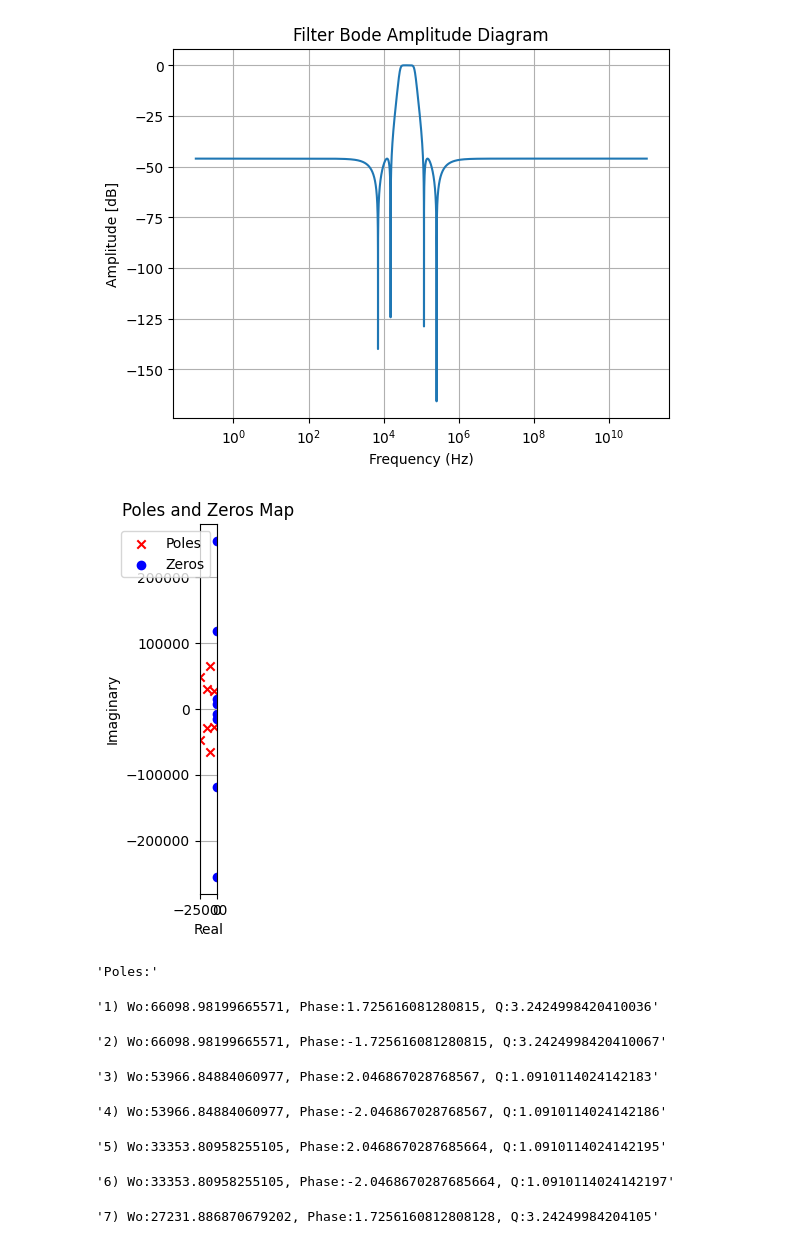
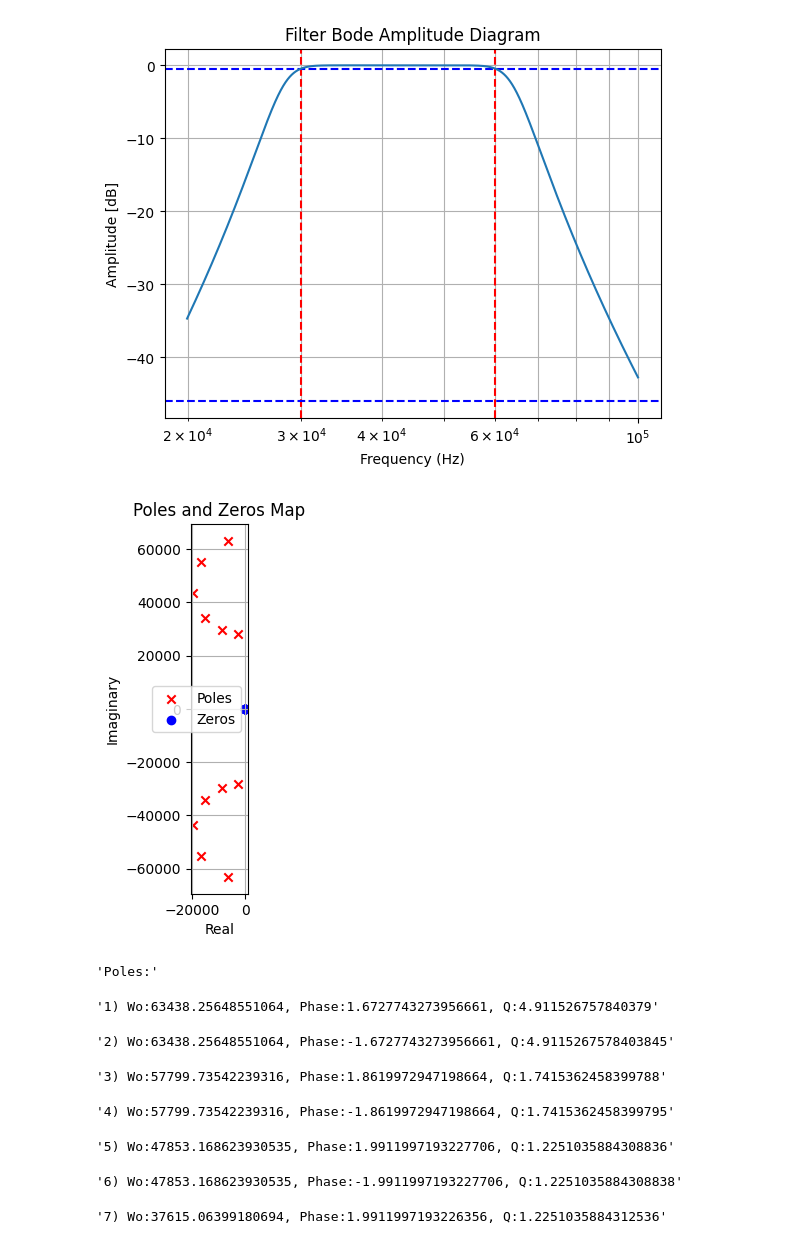
Before and after one commit to Torino1564/Filter-Wizard, a Jupyter notebook: BandPass.ipynb, the cells around one changed output. Cells and saved outputs as stored; diff of their text form; code cells hidden in the pictures.

```diff
--- a/BandPass.ipynb
+++ b/BandPass.ipynb
@@ -1,28 +1,29 @@
 # %%
 import utils as utl
 import bp_template as bp
-
+import matplotlib.pyplot as plt
+import numpy as np
 
 Gp = 0.95
 Ga = 0.005
 wp1 = 30000
 wp2 = 60000
 wa1 = 5000
 wa2 = 100000
 
 hp_template = bp.BPTemplate(Gp, Ga, wp1, wp2, wa1, wa2)
-hp_template.set_approximation_function(bp.tmp.ApproximationFunction.Ch2)
+hp_template.set_approximation_function(bp.tmp.ApproximationFunction.Butter)
 hp_template.generate_final_tf()
-utl.print_bode(hp_template.final_function, -1,11, 1000000)
+utl.print_bode(hp_template.final_function, 4.3,5, 1000000, [wp1, wp2], [20*np.log10(Gp), 20*np.log10(Ga)])
 utl.print_pzm(hp_template.final_function)
 # %% [output]
-[figure, old version]
+[figure, new version]
-[figure, old version]
+[figure, new version]
 'Poles:'
-'1) Wo:66098.98199665571, Phase:1.725616081280815, Q:3.2424998420410036'
+'1) Wo:63438.25648551064, Phase:1.6727743273956661, Q:4.911526757840379'
-'2) Wo:66098.98199665571, Phase:-1.725616081280815, Q:3.2424998420410067'
+'2) Wo:63438.25648551064, Phase:-1.6727743273956661, Q:4.9115267578403845'
-'3) Wo:53966.84884060977, Phase:2.046867028768567, Q:1.0910114024142183'
+'3) Wo:57799.73542239316, Phase:1.8619972947198664, Q:1.7415362458399788'
-'4) Wo:53966.84884060977, Phase:-2.046867028768567, Q:1.0910114024142186'
+'4) Wo:57799.73542239316, Phase:-1.8619972947198664, Q:1.7415362458399795'
-'5) Wo:33353.80958255105, Phase:2.0468670287685664, Q:1.0910114024142195'
+'5) Wo:47853.168623930535, Phase:1.9911997193227706, Q:1.2251035884308836'
-'6) Wo:33353.80958255105, Phase:-2.0468670287685664, Q:1.0910114024142197'
+'6) Wo:47853.168623930535, Phase:-1.9911997193227706, Q:1.2251035884308838'
-'7) Wo:27231.886870679202, Phase:1.7256160812808128, Q:3.24249984204105'
+'7) Wo:37615.06399180694, Phase:1.9911997193226356, Q:1.2251035884312536'
```
Also changed, not shown: parts of 1 cell of this notebook, 1 other file.
